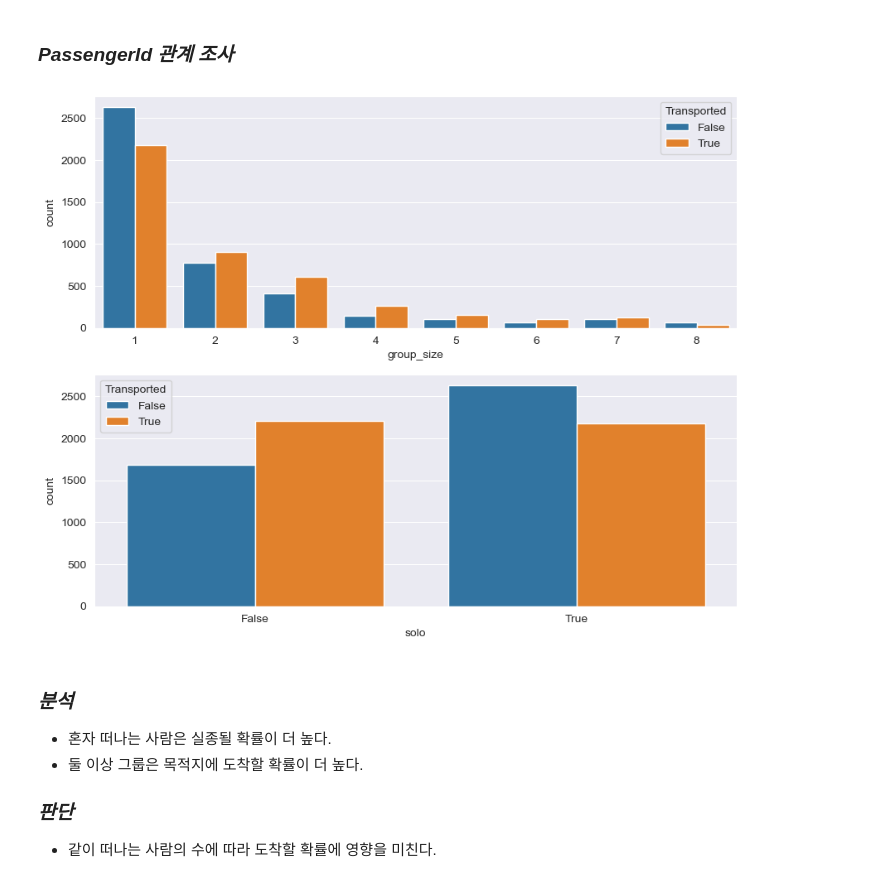
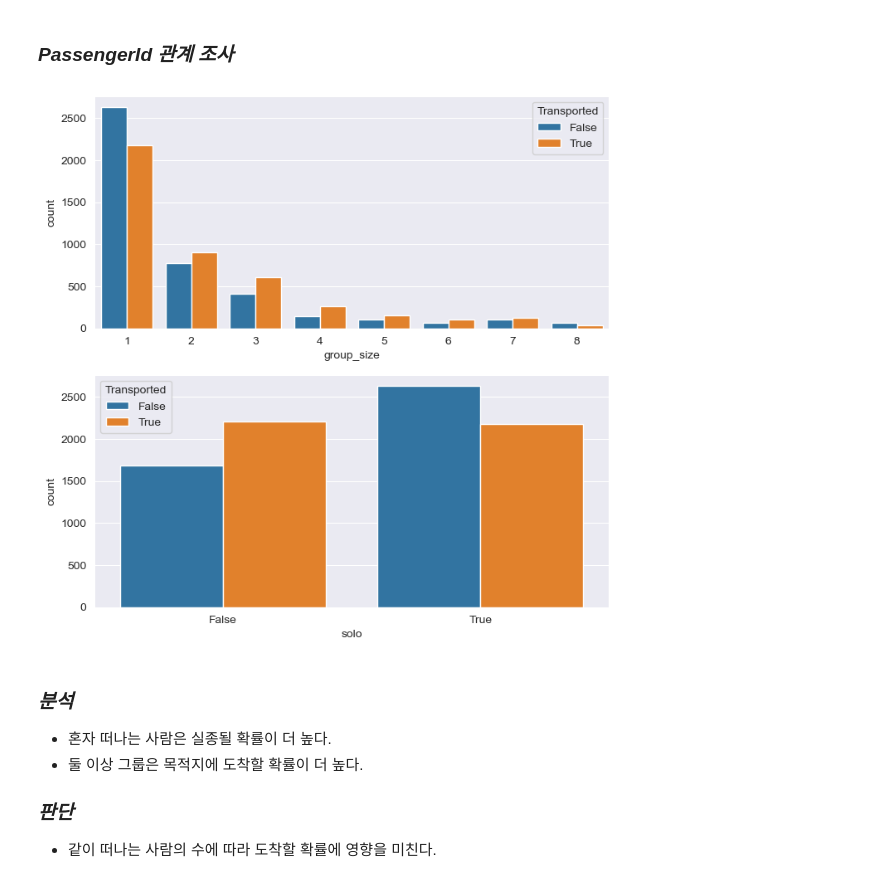
Before and after one commit to ef2nmddy/Spaceship_Titanic_EDA, a Jupyter notebook: Spaceship_Titanic.ipynb, the cells around one changed output. Drawn from its saved outputs; the diff is of its cells as text; code cells hidden in the pictures.

```diff
--- a/Spaceship_Titanic.ipynb
+++ b/Spaceship_Titanic.ipynb
@@ -409,12 +409,12 @@ train['Destination'].fillna('PSO J318.5-22', inplace=True)
 # %%
 cols = ['group_size', 'solo']
 
-plt.figure(figsize=(10,8))
+plt.figure(figsize=(8,8))
 for i, col in enumerate(cols):
     plt.subplot(len(cols), 1, i+1)
     sns.countplot(data=train, x=col, hue='Transported')
 # %% [output]
-[figure, old version]
+[figure, new version]
 # %% [markdown]
 ### _분석_
 
```
Also changed, not shown: parts of 1 cell of this notebook.
